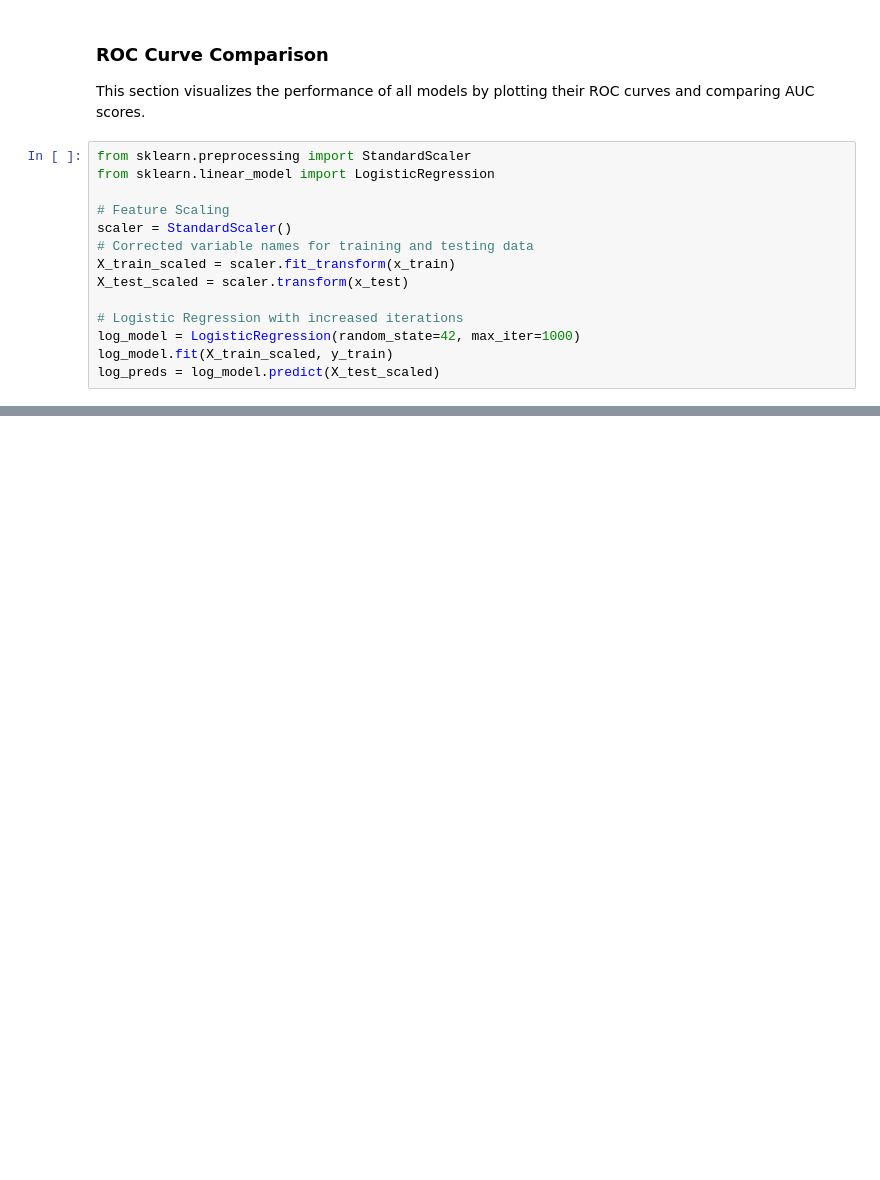
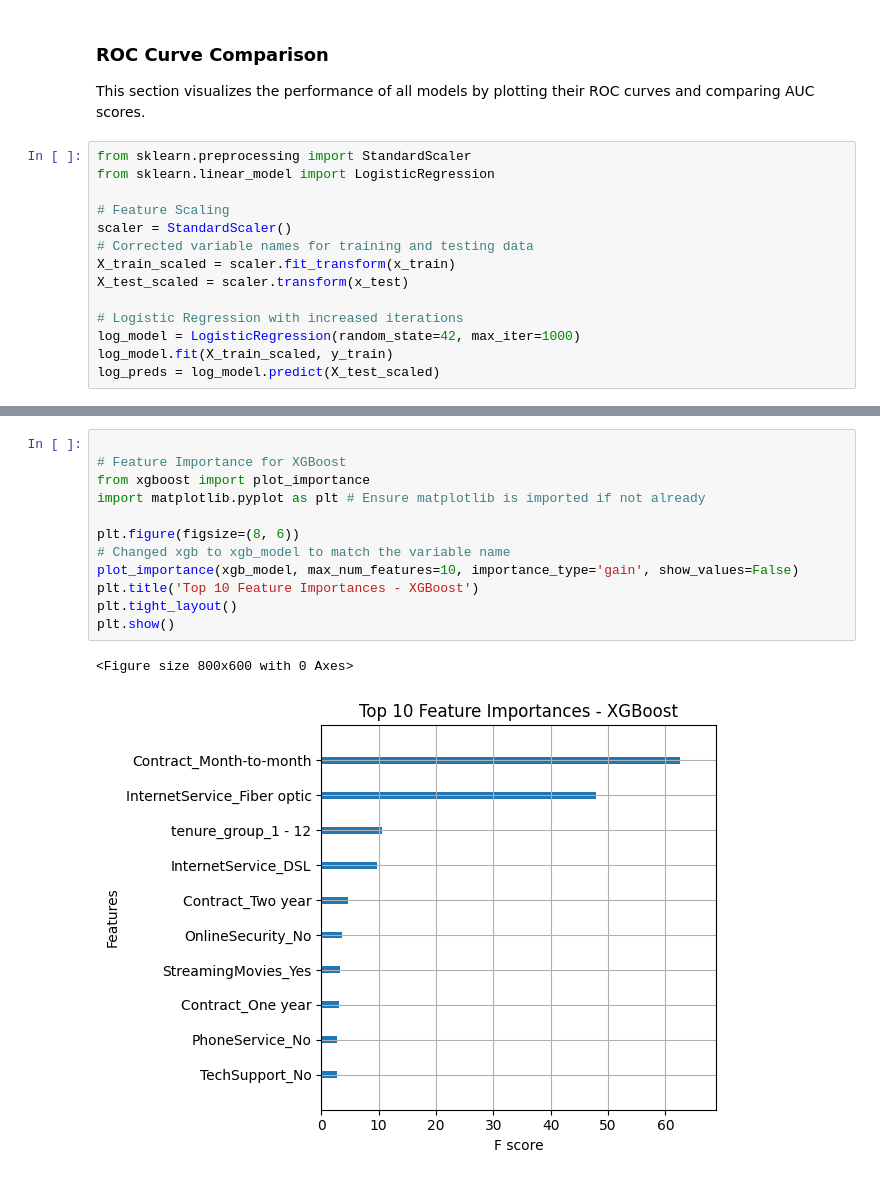
Before and after one commit to esha-gupta27/Customer-Churn-Prediction, a Jupyter notebook: Churn Analysis - Model Building.ipynb, the cells around one changed output, grey strips where cells are left out. Drawn from its saved outputs; the diff is of its cells as text; blank space fills up the shorter version.

```diff
--- a/Churn Analysis - Model Building.ipynb
+++ b/Churn Analysis - Model Building.ipynb
@@ -343,0 +358,15 @@ plt.show()
+# %%
+
+# Feature Importance for XGBoost
+from xgboost import plot_importance
+import matplotlib.pyplot as plt # Ensure matplotlib is imported if not already
+
+plt.figure(figsize=(8, 6))
+# Changed xgb to xgb_model to match the variable name
+plot_importance(xgb_model, max_num_features=10, importance_type='gain', show_values=False)
+plt.title('Top 10 Feature Importances - XGBoost')
+plt.tight_layout()
+plt.show()
+# %% [output]
+<Figure size 800x600 with 0 Axes>
+[figure, added]
```
Also changed, not shown: parts of 13 cells of this notebook.
